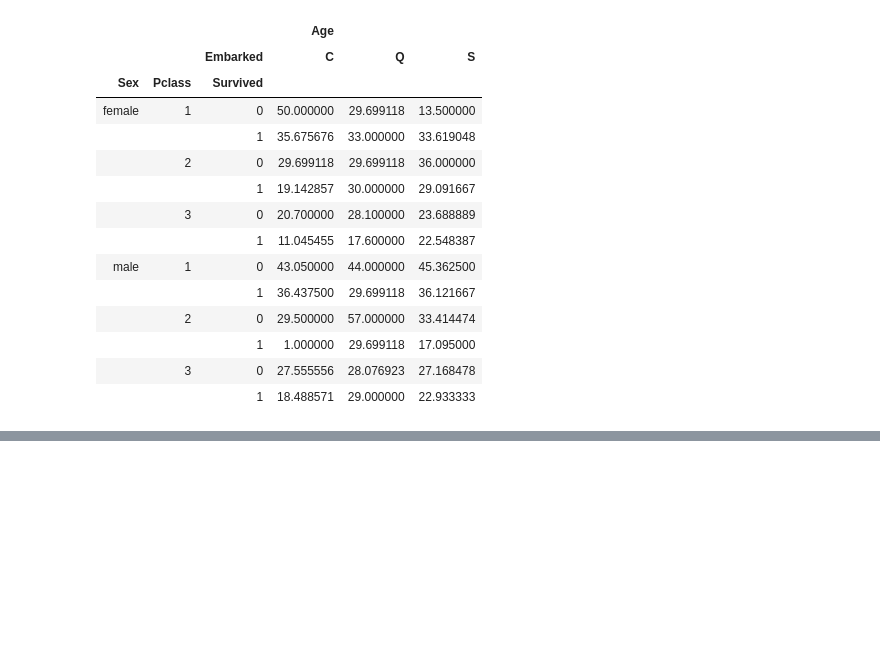
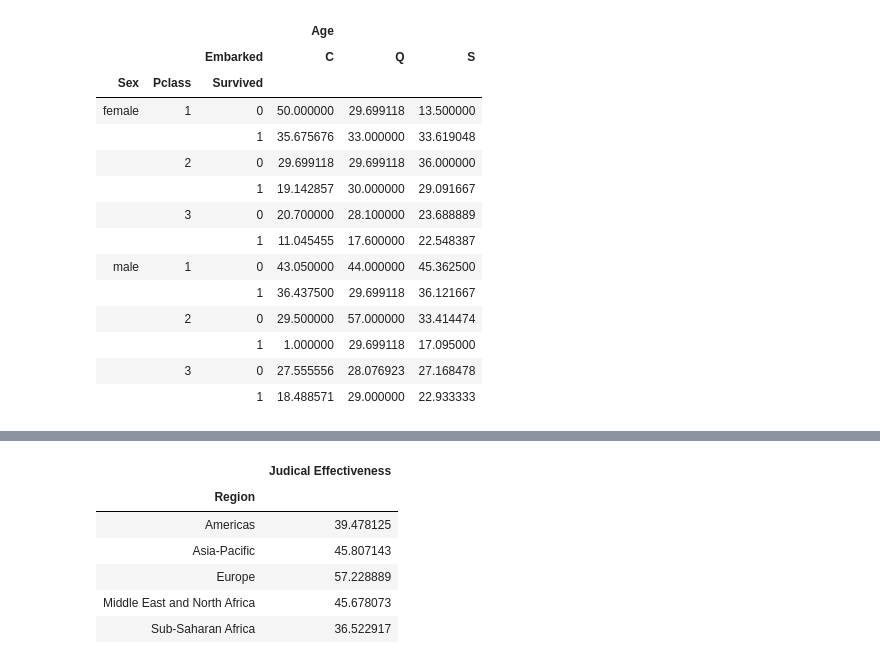
Before and after one commit to michaelreinhard/python_functions, a Jupyter notebook: titanic_pivot_table.ipynb, the cells around one changed output, grey strips where cells are left out. Cells and saved outputs as stored; diff of their text form; code cells hidden in the pictures; blank space fills up the shorter version.

```diff
--- a/titanic_pivot_table.ipynb
+++ b/titanic_pivot_table.ipynb
@@ -174,0 +186,2 @@ table
+# %%
+df.drop(['WEBNAME'], axis=1, inplace=True)
@@ -174,0 +203,11 @@ table
+# %%
+table = pd.pivot_table(data=df, index=['Region'], values=['Judical Effectiveness'])
+table
+# %% [output]
+|  | Judical Effectiveness |
+| Region |  |
+| Americas | 39.478125 |
+| Asia-Pacific | 45.807143 |
+| Europe | 57.228889 |
+| Middle East and North Africa | 45.678073 |
+| Sub-Saharan Africa | 36.522917 |
```
Also changed, not shown: parts of 2 cells of this notebook.
